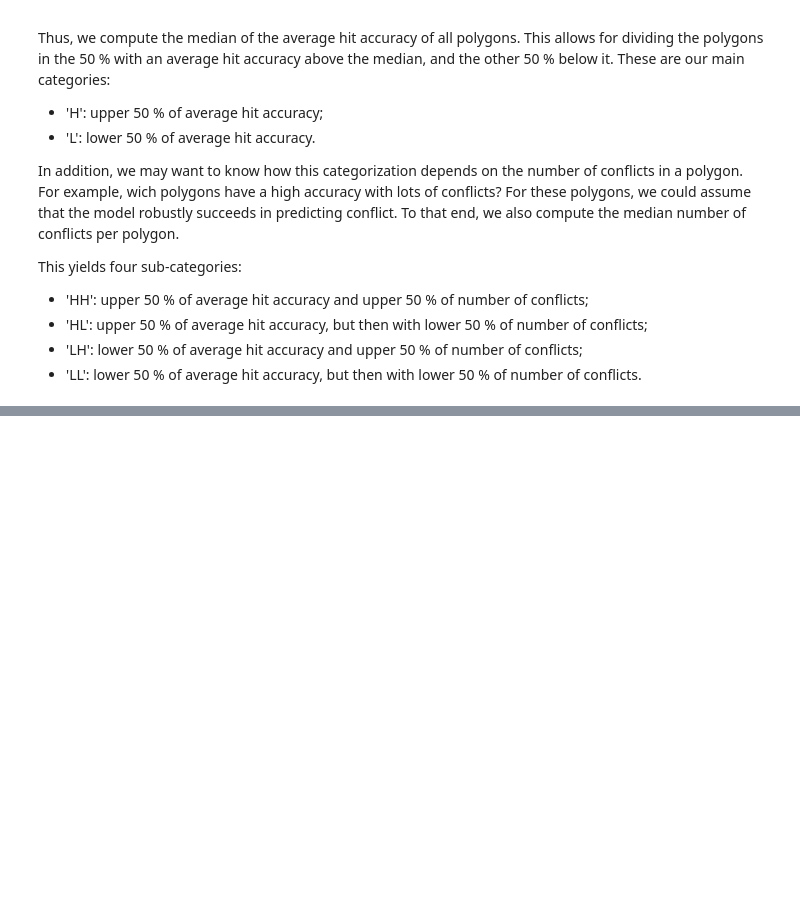
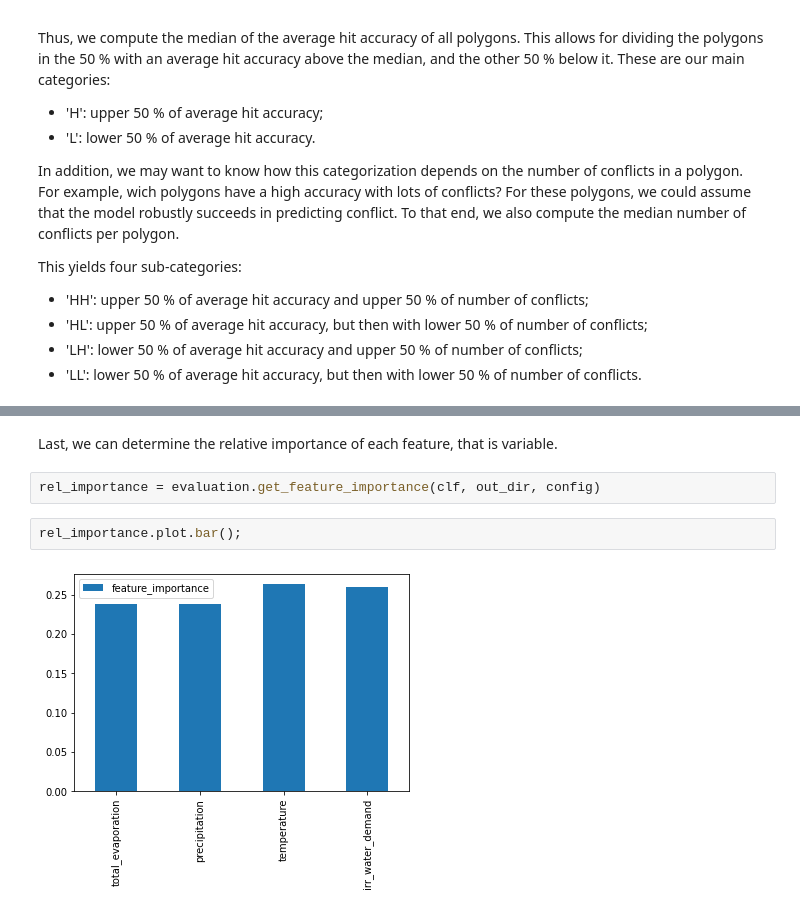
Before and after one commit to JannisHoch/copro, a Jupyter notebook: example/nb03_model_execution_and_evaluation.ipynb, the cells around one changed output, grey strips where cells are left out. Drawn from its saved outputs; the diff is of its cells as text; blank space fills up the shorter version.

Commit message:
added function to compute and save relative feature importance

```diff
--- a/example/nb03_model_execution_and_evaluation.ipynb
+++ b/example/nb03_model_execution_and_evaluation.ipynb
@@ -367,0 +370,8 @@ plots.plot_categories(gdf_hit, out_dir, category='sub')
+# %% [markdown]
+Last, we can determine the relative importance of each feature, that is variable.
+# %%
+rel_importance = evaluation.get_feature_importance(clf, out_dir, config)
+# %%
+rel_importance.plot.bar();
+# %% [output]
+[figure, added]
```
Also changed, not shown: parts of 10 cells of this notebook, 4 other files.
